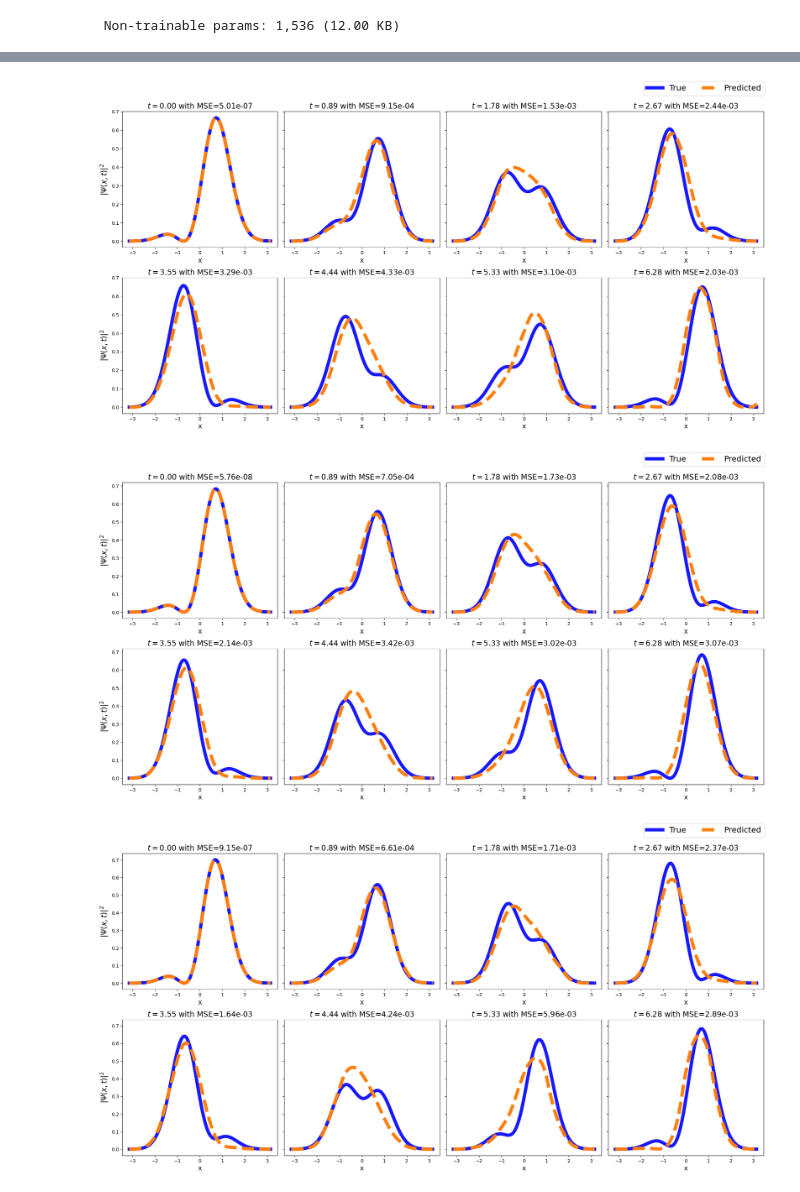
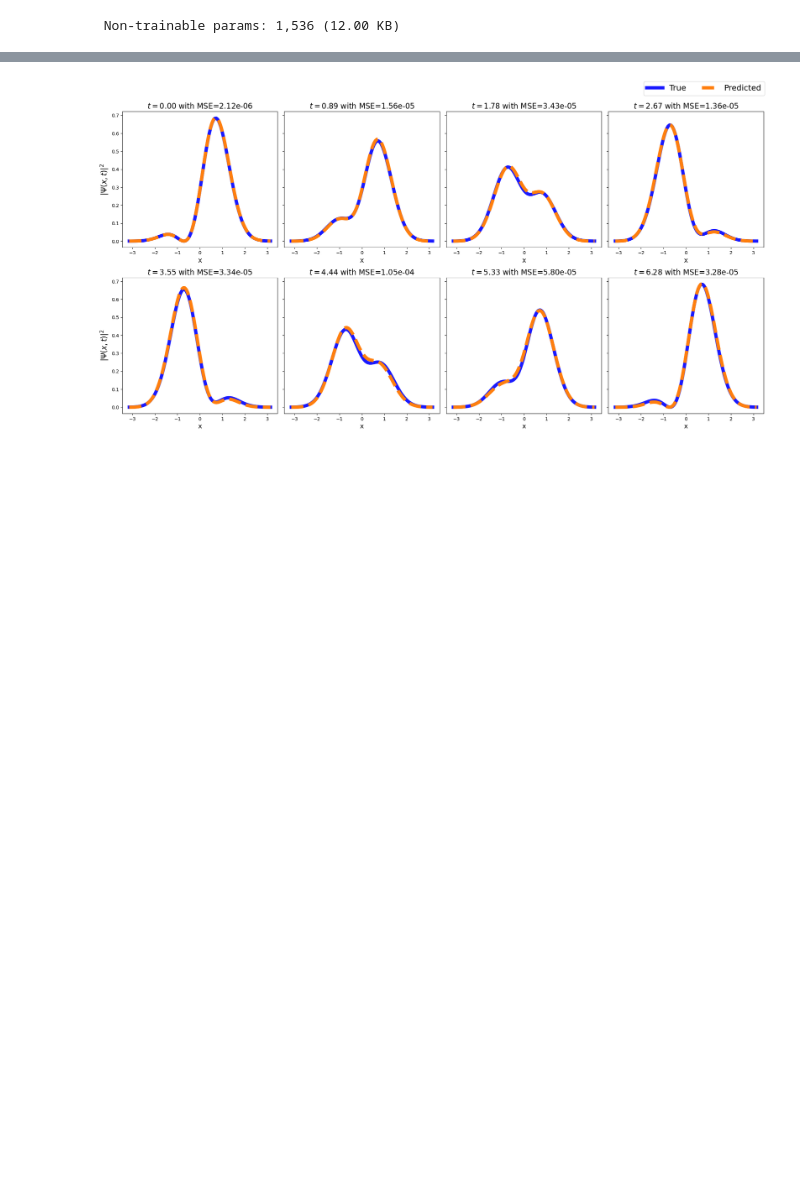
Before and after one commit to mrdchua/PINN-TDSE, a Jupyter notebook: codes/pinn-tdse-test.ipynb, the cells around one changed output, grey strips where cells are left out. Drawn from its saved outputs; the diff is of its cells as text; code cells hidden in the pictures; blank space fills up the shorter version.

```diff
--- a/codes/pinn-tdse-test.ipynb
+++ b/codes/pinn-tdse-test.ipynb
@@ -131,7 +131,7 @@ class PINN(tf.keras.Model):
         return cls(**config)
 
 # Load the model
-loaded_model = tf.keras.models.load_model('best_model_v2p7p1.keras', custom_objects={'PINN': PINN})
+loaded_model = tf.keras.models.load_model('best_model_v2p7.keras', custom_objects={'PINN': PINN})
 print("Model loaded successfully")
 
 loaded_model.summary()
@@ -195,7 +195,7 @@ Model: "pinn"
 # %%
 ################## Plot: Contour Plot ###############################
 
-w_test = [0.95, 1.0, 1.05]
+w_test = [1.0]
 
 for w_val in w_test:
     w_choice = w_val
@@ -321,5 +309,5 @@ Total solving time: 0:00:02, 2.4061e+00s
 # %%
-w_test = [0.95, 1.0, 1.05]
+w_test = [1.0]
 
 for w_val in w_test:
     w_choice = w_val
@@ -335,33 +323,31 @@ for w_val in w_test:
     for i, t_val in enumerate(t_test):
         t_in = tf.ones_like(x_is) * t_val
         t_ins = scale_inputs(t_in, t_min, t_max)
         X = tf.concat([x_is, t_ins, w_ins], axis=1)
         uv = loaded_model(X)
         u, v = uv[:, 0:1], uv[:, 1:2]
         density_pred = u**2 + v**2
 
         t_true = np.ones_like(x_i) * t_val
         psi_true = (1.0 / np.sqrt(2.0)) * (U_0(x_i.numpy(), t_true, w_true) + U_1(x_i.numpy(), t_true, w_true))
         density_true = np.abs(psi_true)**2
 
         mse = np.mean(np.square(density_true - density_pred.numpy()))
 
         ax = axs[i]
         ax.plot(x_i, density_true, lw=7, label="True", color="blue", alpha=0.9)
         ax.plot(x_i, u**2 + v**2, lw=7, label="Predicted", color="tab:orange", alpha=1.0, linestyle="dashed")
         ax.set_title(f"$t={t_val:.2f}$ with MSE={mse:.2e}", fontsize=16)
         ax.set_xlabel("x", fontsize=14)
         if i == 0 or i == 4:
             ax.set_ylabel(r"$|\Psi(x,t)|^2$", fontsize=16)
         # ax.grid(True)
 
     # Add a single legend and adjust layout
     handles, labels = axs[0].get_legend_handles_labels()
     fig.legend(handles, labels, loc='upper right', ncols=2, bbox_to_anchor=(1, 1.06), fontsize=17)
     # fig.suptitle(f"Predicted $|\Psi(x,t)|^2$ at Different Time Steps with $\omega={w_choice}$", fontsize=14)
     plt.tight_layout()
     plt.show()
 # %% [output]
-[figure, old version]
+[figure, new version]
-[figure, removed]
-[figure, removed]
```
Also changed, not shown: parts of 2 cells of this notebook.
